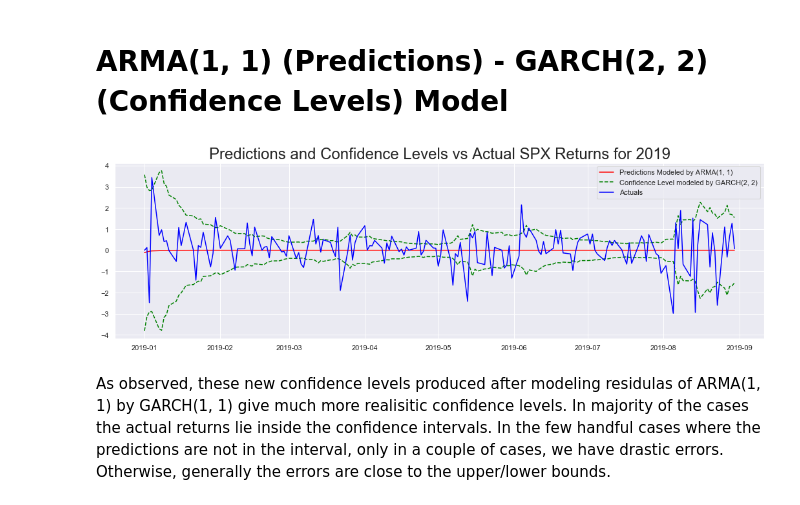
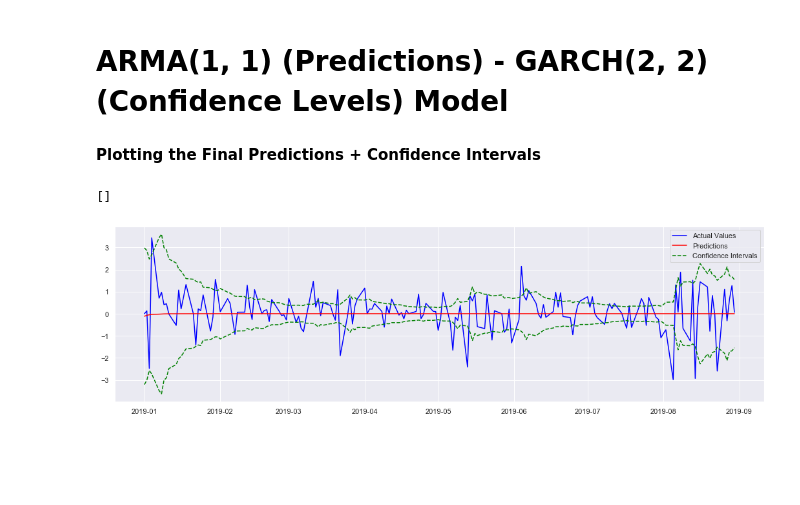
Before and after one commit to yashveersinghsohi/Statistical_Modeling_for_Time_Series_Forecasting, a Jupyter notebook: Returns Models/ARMA-GARCH For SPX Returns.ipynb, the cells around one changed output. Cells and saved outputs as stored; diff of their text form; code cells hidden in the pictures; blank space fills up the shorter version.

Commit message:
Updates for SARIMA, ARMA+GARCH, and GARCH notebooks

```diff
--- a/Returns Models/ARMA-GARCH For SPX Returns.ipynb
+++ b/Returns Models/ARMA-GARCH For SPX Returns.ipynb
@@ -133,10 +137,15 @@ Since, the first 2 lags for magnitude of returns are strongly significant and th
+# %%
+resid_df = data.copy()
+resid_df["spx_ret_resid"] = resid_df["spx_ret"].shift(1).loc[resid_df.index]
+resid_df.at[train_df.index[1]:train_df.index[-1], "spx_ret_resid"] = model_results.resid
 # %% [markdown]
 **Building the Model**
 # %% [markdown]
 **Note**: In some cases, the model may fail to converge. In such case, running the code cell below will most likely fix the issue. However, one can also follow the approach given [here](https://quant.stackexchange.com/questions/32350/fitting-garch1-1-in-python-for-moderately-large-data-sets) for a more robust solution.
 # %%
-garch_model = arch_model(resid_df["spx_ret_resid"][1:], p = 2, q = 2, mean = "Constant", vol = "GARCH")
-garch_model_results = garch_model.fit(last_obs = test_df.index[0], update_freq = 5)
+resid_model = arch_model(resid_df["spx_ret_resid"][1:], p = 2, q = 2, vol = "GARCH")
+resid_model_results = resid_model.fit(last_obs = test_df.index[0], update_freq = 5)
+resid_model_results.summary()
 # %% [output]
 Iteration:      5,   Func. Count:     53,   Neg. LLF: 8624.406736573577
 Iteration:     10,   Func. Count:    100,   Neg. LLF: 8621.036684301598
@@ -192,2 +179,4 @@ plt.show()
+# %%
+resid_forecasts = resid_model_results.forecast().residual_variance.loc[test_df.index].values
 # %% [markdown]
 # ARMA(1, 1) (Predictions) - GARCH(2, 2) (Confidence Levels) Model
@@ -200,16 +183,20 @@ final_predictions_df["upper_bound"] = arma_predictions_df["Predictions"] + garch
+# %%
+arma_garch_predictions_df = arma_predictions_df.copy()
+arma_garch_predictions_df["lower spx_ret"] = arma_garch_predictions_df["Predictions"] - resid_forecasts.reshape(-1,)
+arma_garch_predictions_df["upper spx_ret"] = arma_garch_predictions_df["Predictions"] + resid_forecasts.reshape(-1,)
+# %% [markdown]
+**Plotting the Final Predictions + Confidence Intervals**
 # %%
 plt.rcParams["figure.figsize"] = 18, 5
 
-plt.plot(final_predictions_df["Predictions"], color = "red", label = "Predictions Modeled by ARMA(1, 1)")
-plt.plot(final_predictions_df["lower_bound"], color = "green", linestyle = "--", label = "Confidence Level modeled by GARCH(2, 2)")
-plt.plot(final_predictions_df["upper_bound"], color = "green", linestyle = "--")
-plt.plot(final_predictions_df["spx_ret"], color = "blue", label = "Actuals")
+plt.plot(test_df["spx_ret"], color = "blue", label = "Actual Values")
 
-plt.title("Predictions and Confidence Levels vs Actual SPX Returns for 2019", size = 24)
+plt.plot(arma_garch_predictions_df["Predictions"][test_df.index], color = "red", label = "Predictions")
+plt.plot(arma_garch_predictions_df["lower spx_ret"][test_df.index], color = "green", linestyle = "--", label = "Confidence Intervals")
+plt.plot(arma_garch_predictions_df["upper spx_ret"][test_df.index], color = "green", linestyle = "--")
 
 plt.legend()
-plt.show()
+plt.plot()
 # %% [output]
+[]
-[figure, old version]
+[figure, new version]
-# %% [markdown]
-As observed, these new confidence levels produced after modeling residulas of ARMA(1, 1) by GARCH(1, 1) give much more realisitic confidence levels. In majority of the cases the actual returns lie inside the confidence intervals. In the few handful cases where the predictions are not in the interval, only in a couple of cases, we have drastic errors. Otherwise, generally the errors are close to the upper/lower bounds.
```
Also changed, not shown: parts of 21 cells of this notebook, 2 other files.
